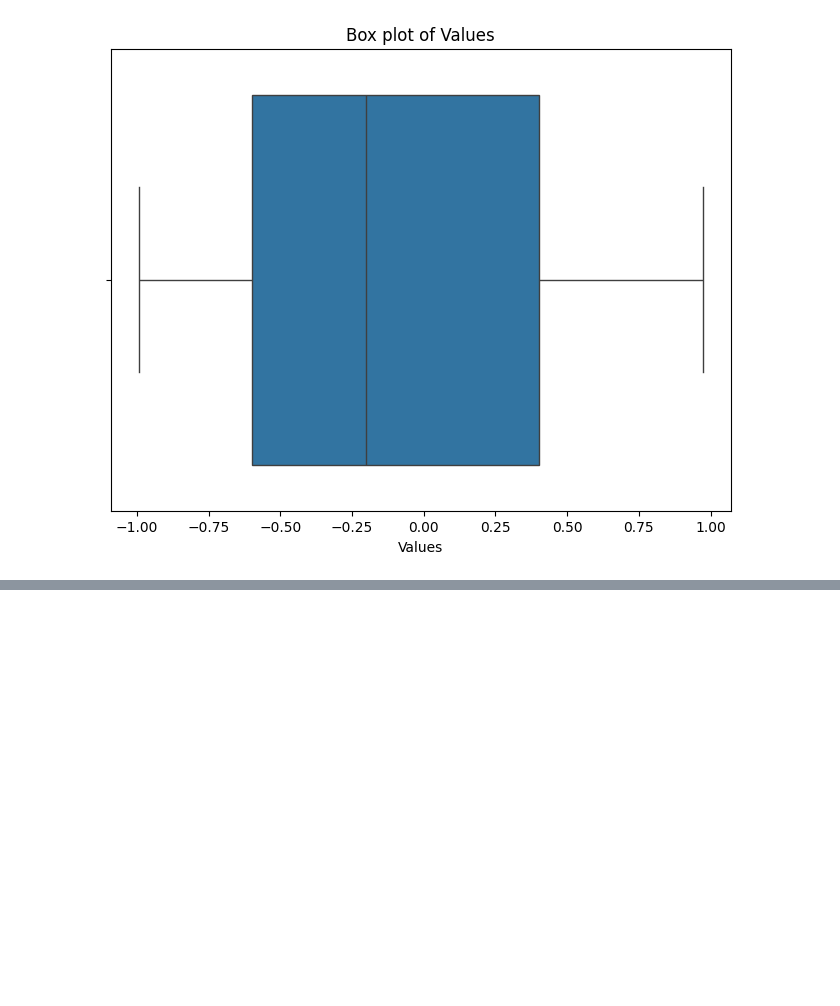
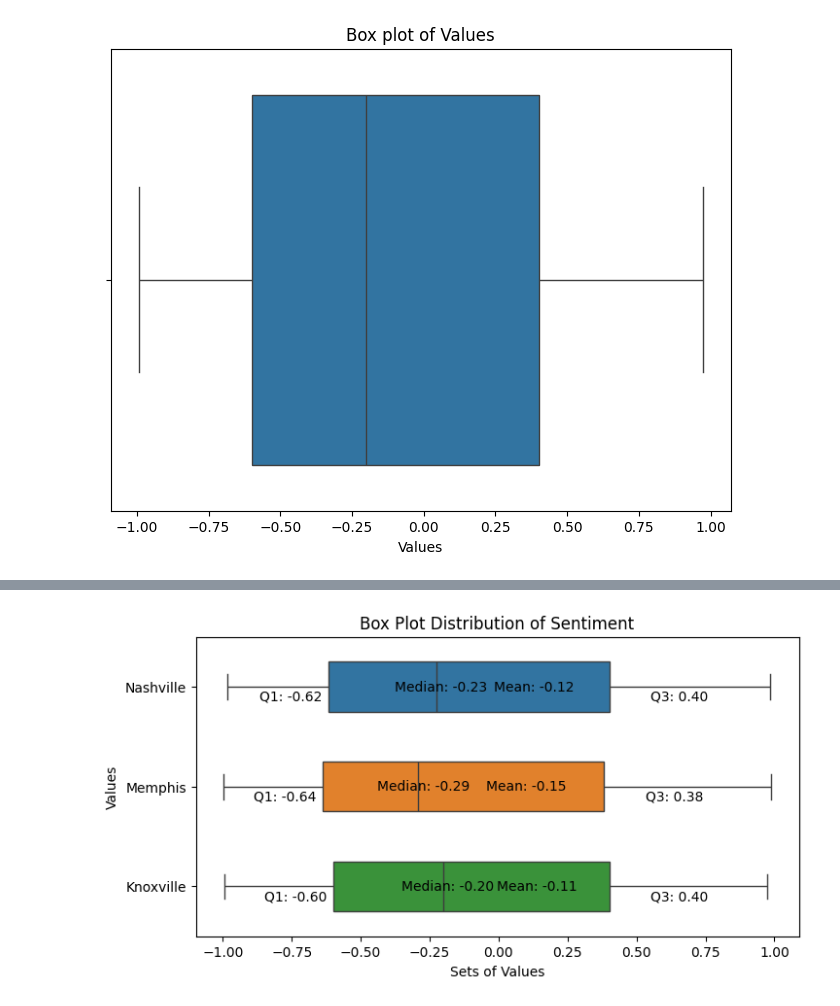
Before and after one commit to Nallaka/sentiment, a Jupyter notebook: notebooks/sentiment.ipynb, the cells around one changed output, grey strips where cells are left out. Saved outputs shown, nothing was run; the diff lists cells and outputs as text; code cells hidden in the pictures; blank space fills up the shorter version.

```diff
--- a/notebooks/sentiment.ipynb
+++ b/notebooks/sentiment.ipynb
@@ -683,0 +735,24 @@ plt.show()
+# %%
+df = pd.DataFrame(data)
+
+# Create the box plot
+plt.figure(figsize=(8, 4))
+sns.boxplot(data=df, orient='h', width=0.5)
+
+# Calculate quartiles and mean
+quartiles = df.quantile([0.25, 0.5, 0.75])
+mean = df.mean()
+
+# Label the mean and quartiles
+for i, val in enumerate(quartiles.columns):
+    plt.text(quartiles[val][0.25] - 0.25, i + 0.1 , f'Q1: {quartiles[val][0.25]:.2f}', verticalalignment='center', fontsize=10)
+    plt.text(quartiles[val][0.5] - 0.15, i, f'Median: {quartiles[val][0.5]:.2f}', verticalalignment='center', fontsize=10)
+    plt.text(quartiles[val][0.75] + 0.15, i+ 0.1, f'Q3: {quartiles[val][0.75]:.2f}', verticalalignment='center', fontsize=10)
+    plt.text(mean[val] + 0.1, i, f'Mean: {mean[val]:.2f}', verticalalignment='center', fontsize=10)
+
+plt.title('Box Plot Distribution of Sentiment')
+plt.xlabel('Sets of Values')
+plt.ylabel('Values')
+plt.show()
+# %% [output]
+[figure, added]
```
Also changed, not shown: parts of 5 cells of this notebook.
